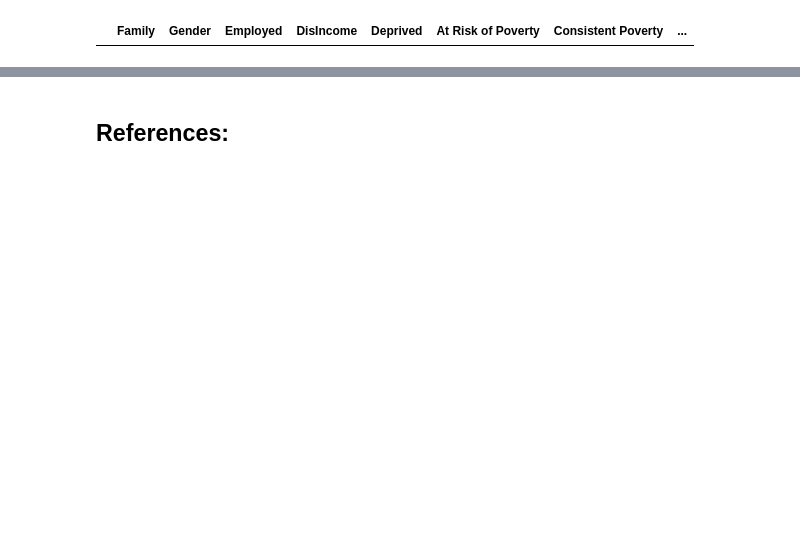
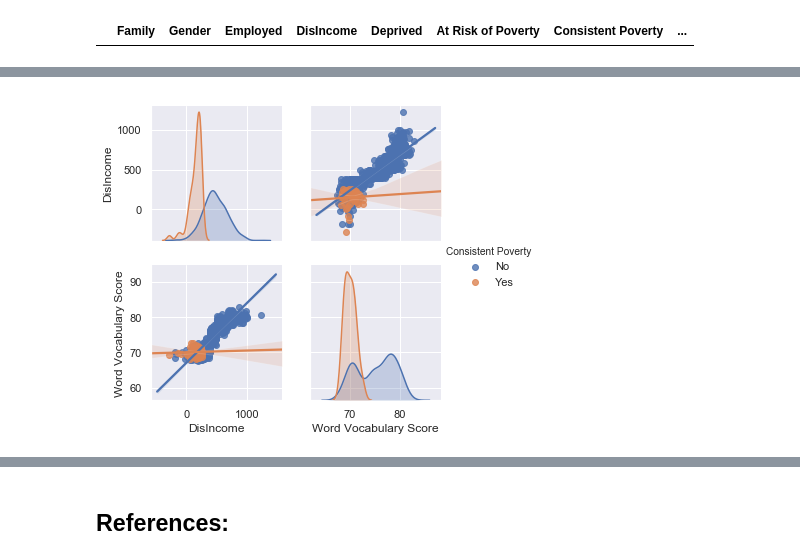
Before and after one commit to fionaoriordan/52465_19_project, a Jupyter notebook: 52465_19_project_dep1.ipynb, the cells around one changed output, grey strips where cells are left out. Saved outputs shown, nothing was run; the diff lists cells and outputs as text; code cells hidden in the pictures; blank space fills up the shorter version.

```diff
--- a/52465_19_project_dep1.ipynb
+++ b/52465_19_project_dep1.ipynb
@@ -732,0 +707,5 @@ df.describe()
+# %%
+# generate a pairplot of the dataframe differencing by in "Consistent Poverty":
+g = sns.pairplot(df, hue = "Consistent Poverty", kind="reg")
+# %% [output]
+[figure, added]
```
Also changed, not shown: parts of 28 cells of this notebook.
